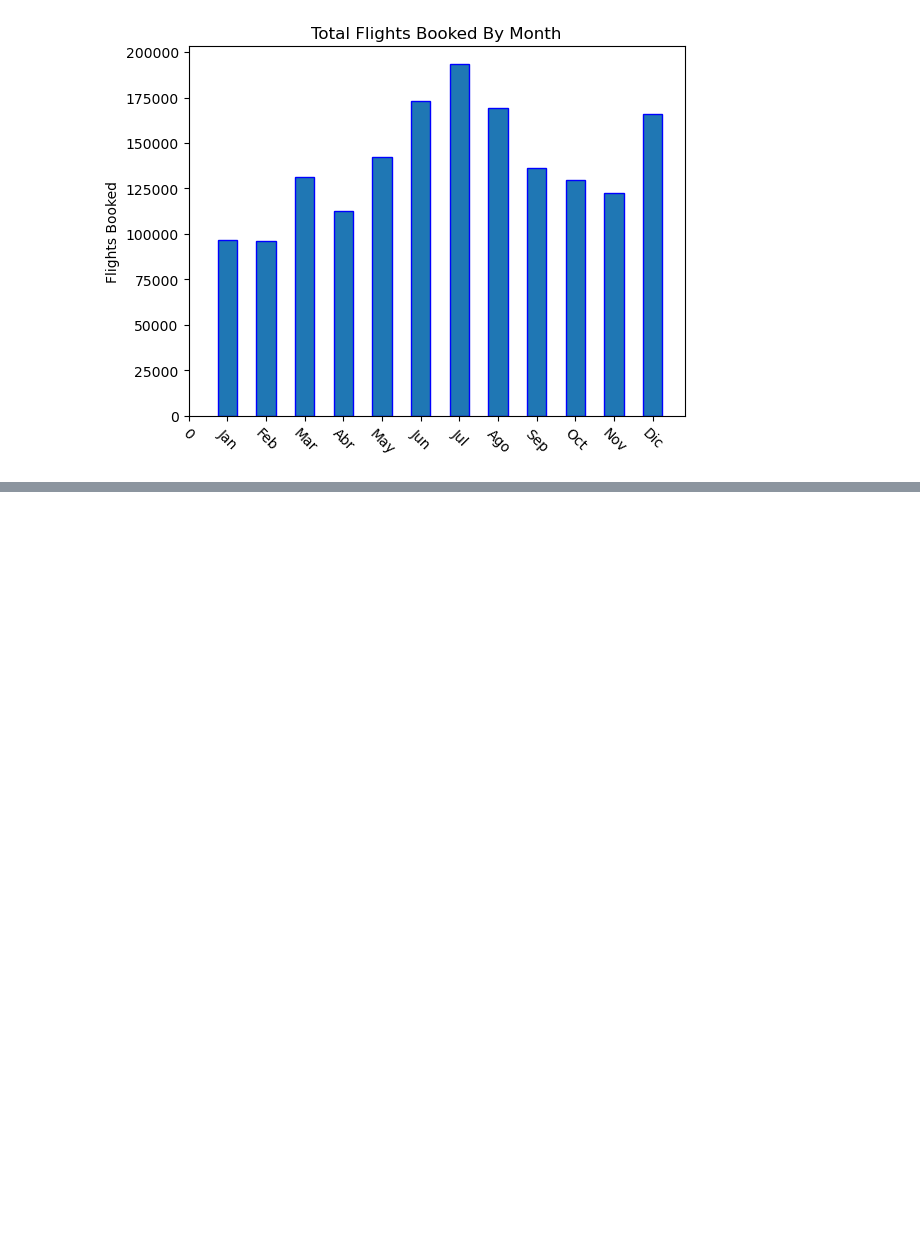
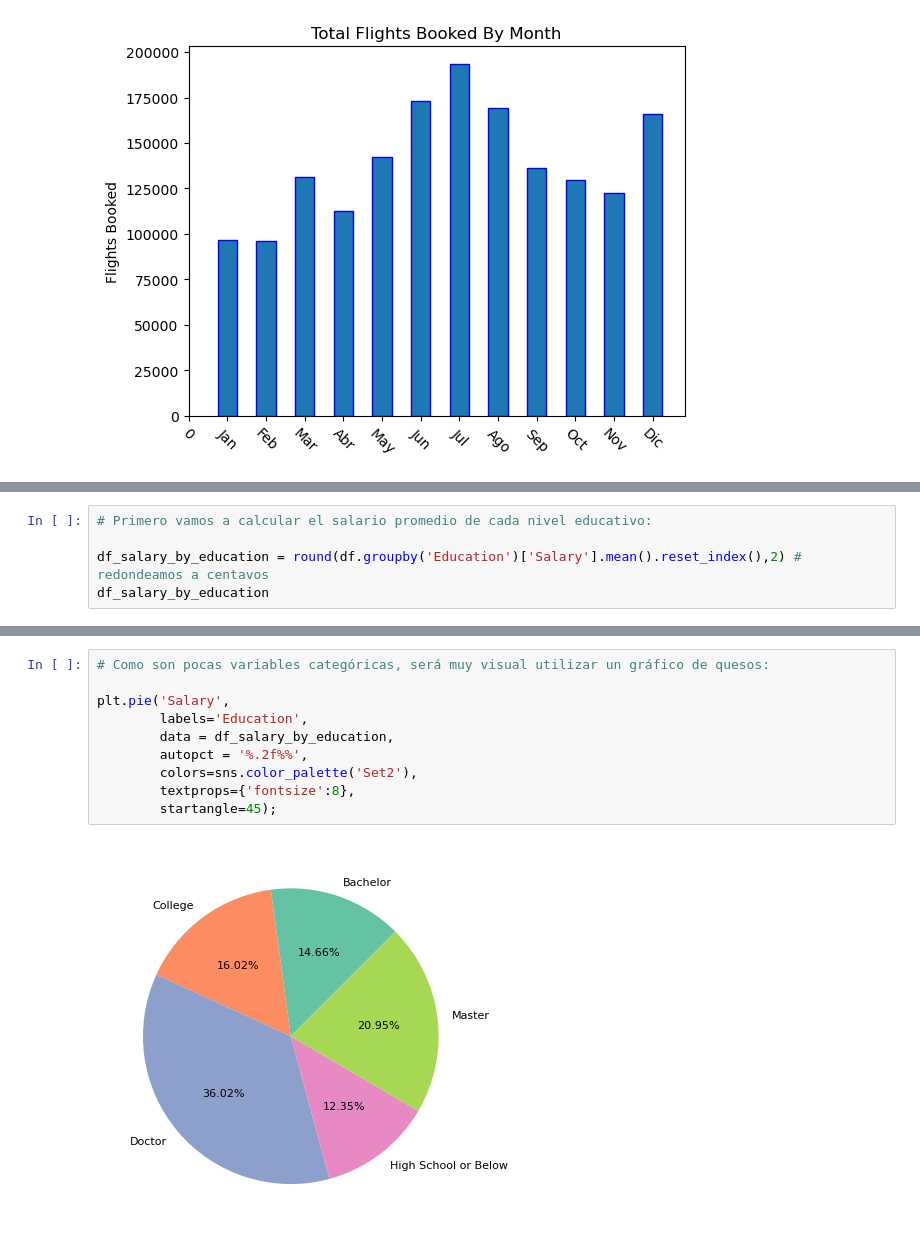
Before and after one commit to Adalab/bda-modulo-3-evaluacion-final-nerearial, a Jupyter notebook: bda-modulo-3-evaluacion-final-nerearial.ipynb, the cells around one changed output, grey strips where cells are left out. Cells and saved outputs as stored; diff of their text form; blank space fills up the shorter version.

```diff
--- a/bda-modulo-3-evaluacion-final-nerearial.ipynb
+++ b/bda-modulo-3-evaluacion-final-nerearial.ipynb
@@ -582,0 +619,5 @@ plt.show()
+# %%
+# Primero vamos a calcular el salario promedio de cada nivel educativo:
+
+df_salary_by_education = round(df.groupby('Education')['Salary'].mean().reset_index(),2) # redondeamos a centavos
+df_salary_by_education
@@ -582,0 +631,12 @@ plt.show()
+# %%
+# Como son pocas variables categóricas, será muy visual utilizar un gráfico de quesos:
+
+plt.pie('Salary',
+        labels='Education',
+        data = df_salary_by_education,
+        autopct = '%.2f%%',
+        colors=sns.color_palette('Set2'),
+        textprops={'fontsize':8},
+        startangle=45);
+# %% [output]
+[figure, added]
```
Also changed, not shown: parts of 25 cells of this notebook.
